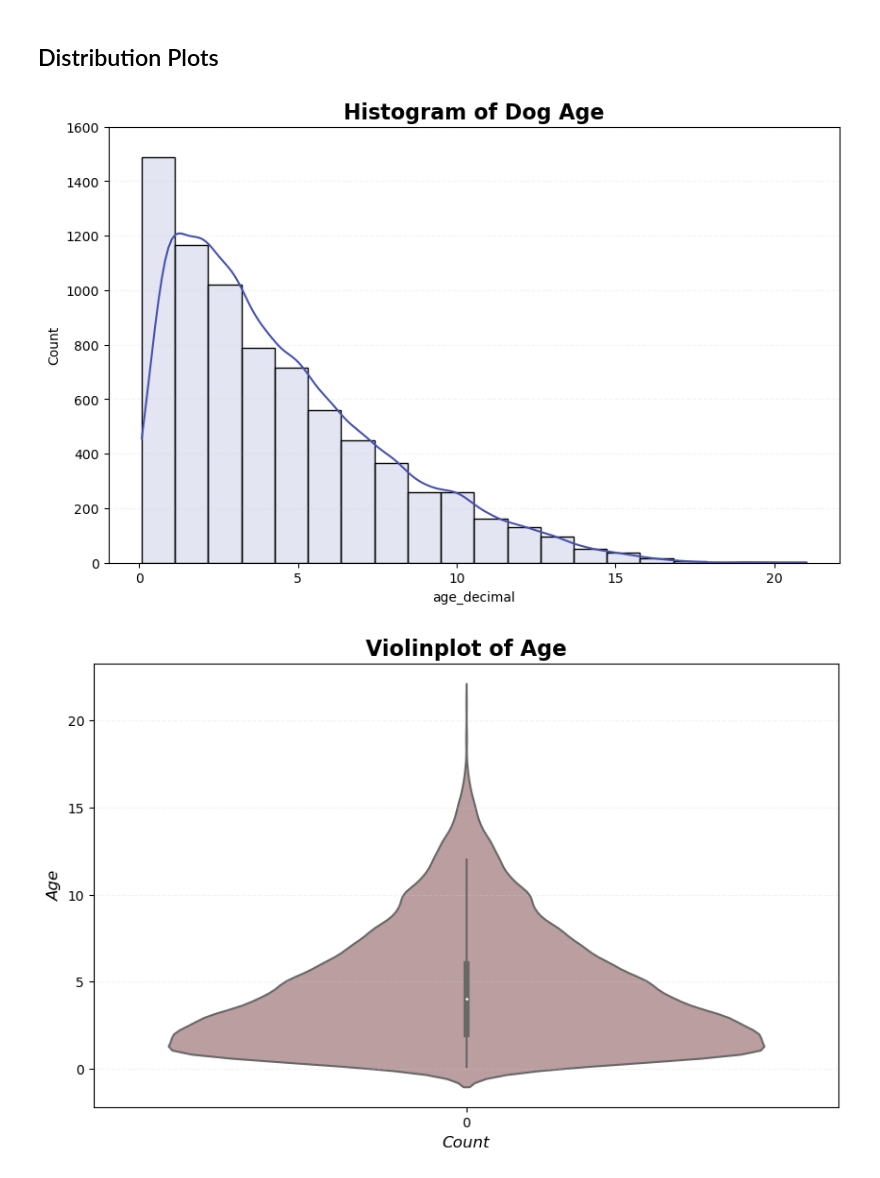
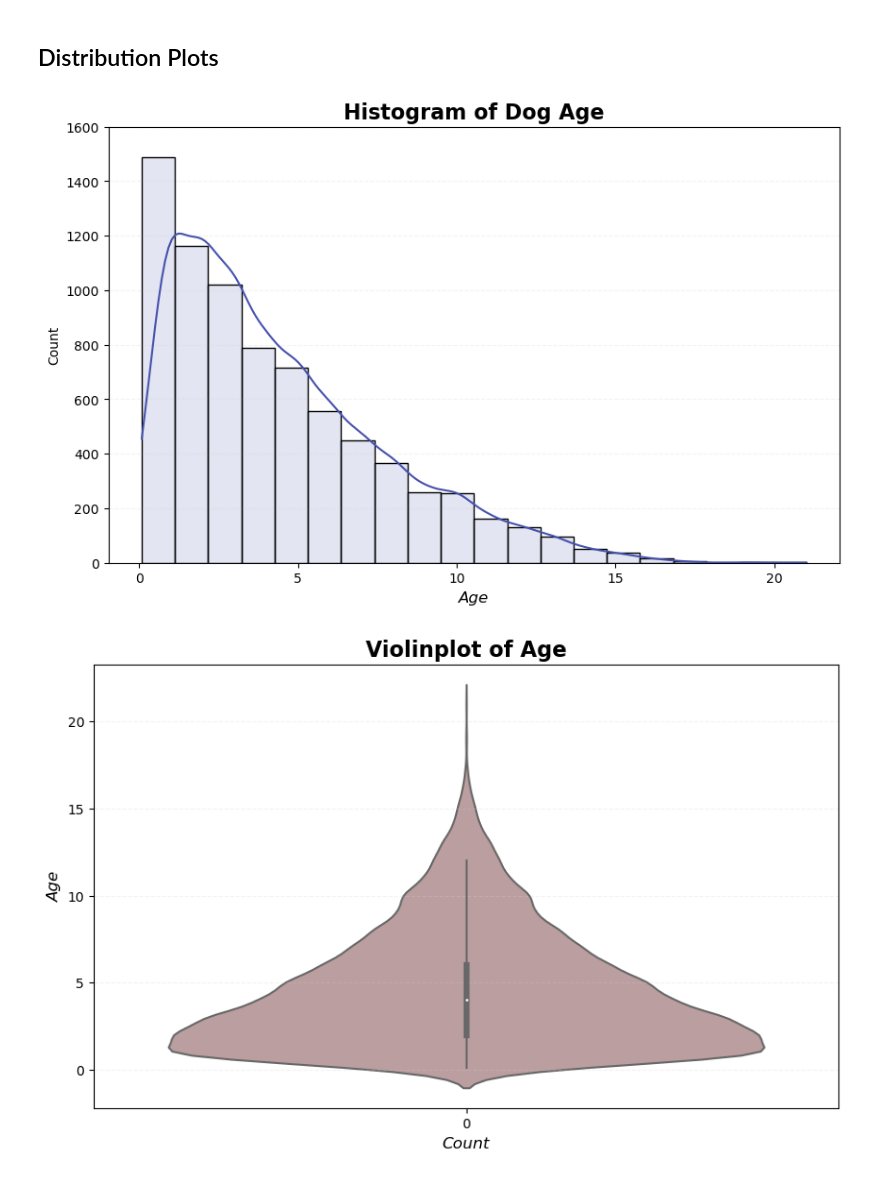
Before and after one commit to mooreforlesss/project_1_group_13, a Jupyter notebook: alex_work_branch/Updated Work.ipynb, the cells around one changed output. Saved outputs shown, nothing was run; the diff lists cells and outputs as text; code cells hidden in the pictures.

```diff
--- a/alex_work_branch/Updated Work.ipynb
+++ b/alex_work_branch/Updated Work.ipynb
@@ -638,18 +610,19 @@ plt.show()
 # %%
 ## Step 1: get the data
 x = clean_df.age_decimal
 # create the plot
 plt.figure(figsize=(10,6))
 sns.histplot(clean_df.age_decimal, color="#4652AD", kde=True, bins=20, alpha=0.15)
 # customizations
 # sns.kdeplot(clean_df.age_decimal, color='blue')
+plt.xlabel('Age', fontstyle="italic", fontsize=12)
 plt.title('Histogram of Dog Age', fontsize=16, fontweight='bold')
 plt.ylim(0, 1600)
 plt.grid(color='lightgrey', axis='y', linestyle='--', alpha=0.25)
 # show
 plt.show()
 # %% [output]
-[figure, old version]
+[figure, new version]
 # %%
 # Step 1: get the data
 # x = clean_df.age_decimal
```
Also changed, not shown: parts of 9 cells of this notebook.
